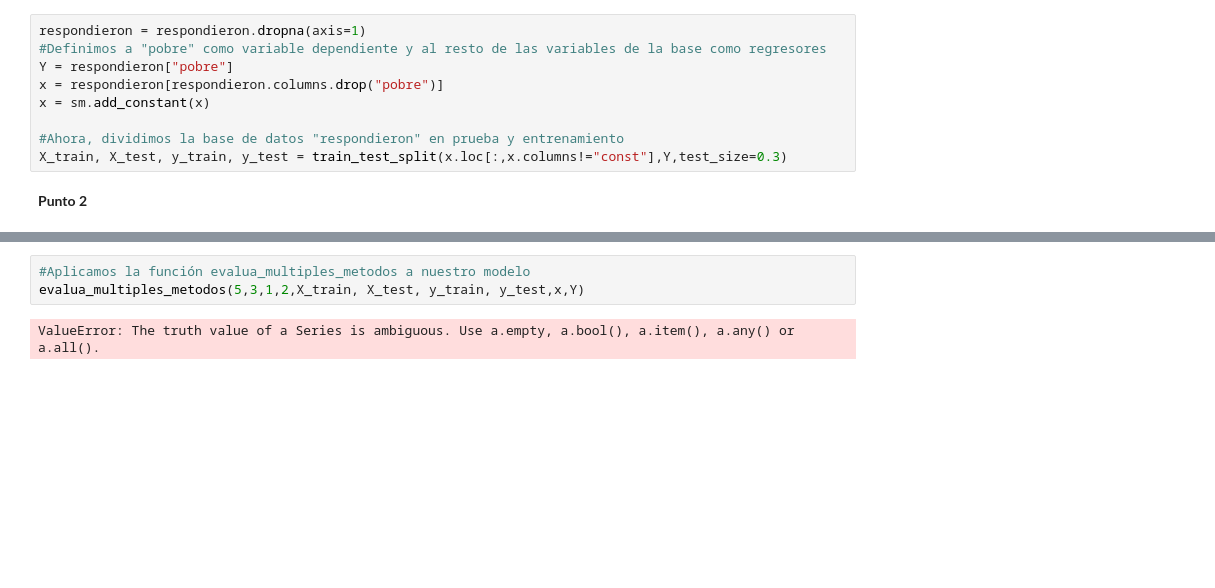
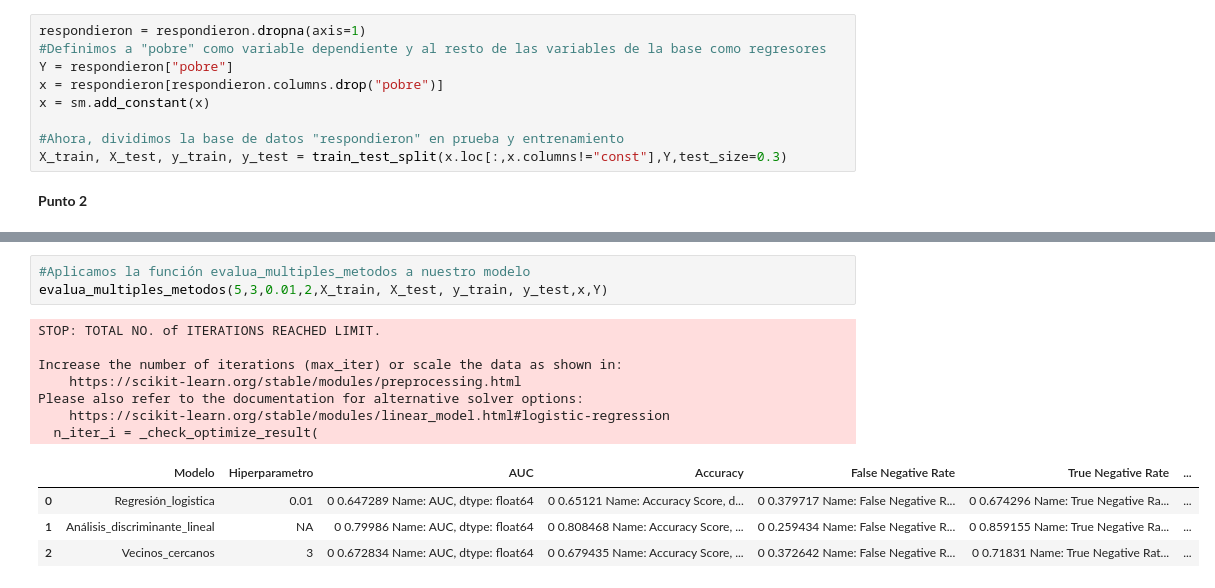
Before and after one commit to mflorenciaruiz/Big_Data_TP3, a Jupyter notebook: TP3_Cucher_Rosino_Ruiz.ipynb, the cells around one changed output, grey strips where cells are left out. Drawn from its saved outputs; the diff is of its cells as text; blank space fills up the shorter version.

```diff
--- a/TP3_Cucher_Rosino_Ruiz.ipynb
+++ b/TP3_Cucher_Rosino_Ruiz.ipynb
@@ -1120,5 +990,15 @@ Please also refer to the documentation for alternative solver options:
 # %%
 #Aplicamos la función evalua_multiples_metodos a nuestro modelo
-evalua_multiples_metodos(5,3,1,2,X_train, X_test, y_train, y_test,x,Y)
+evalua_multiples_metodos(5,3,0.01,2,X_train, X_test, y_train, y_test,x,Y)
 # %% [output]
-ValueError: The truth value of a Series is ambiguous. Use a.empty, a.bool(), a.item(), a.any() or a.all().
+STOP: TOTAL NO. of ITERATIONS REACHED LIMIT.
+
+Increase the number of iterations (max_iter) or scale the data as shown in:
+    https://scikit-learn.org/stable/modules/preprocessing.html
+Please also refer to the documentation for alternative solver options:
+    https://scikit-learn.org/stable/modules/linear_model.html#logistic-regression
+  n_iter_i = _check_optimize_result(
+|  | Modelo | Hiperparametro | AUC | Accuracy | False Negative Rate | True Negative Rate | ... |
+| 0 | Regresión_logistica | 0.01 | 0 0.647289 Name: AUC, dtype: float64 | 0 0.65121 Name: Accuracy Score, d... | 0 0.379717 Name: False Negative R... | 0 0.674296 Name: True Negative Ra... | ... |
+| 1 | Análisis_discriminante_lineal | NA | 0 0.79986 Name: AUC, dtype: float64 | 0 0.808468 Name: Accuracy Score, ... | 0 0.259434 Name: False Negative R... | 0 0.859155 Name: True Negative Ra... | ... |
+| 2 | Vecinos_cercanos | 3 | 0 0.672834 Name: AUC, dtype: float64 | 0 0.679435 Name: Accuracy Score, ... | 0 0.372642 Name: False Negative R... | 0 0.71831 Name: True Negative Rat... | ... |
```
Also changed, not shown: parts of 14 cells of this notebook, 1 other file.
